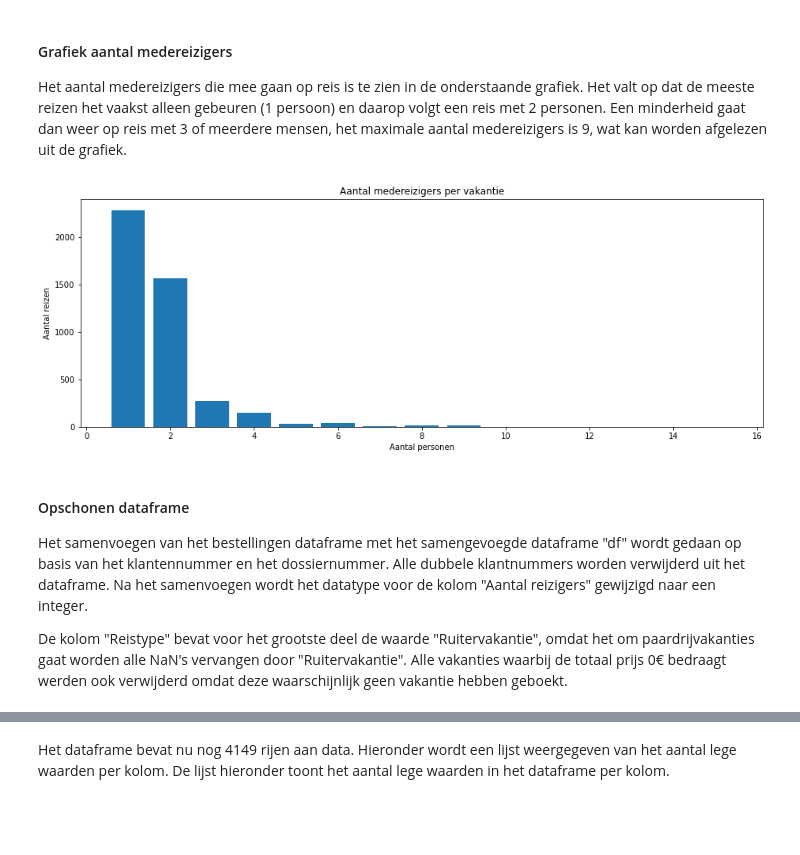
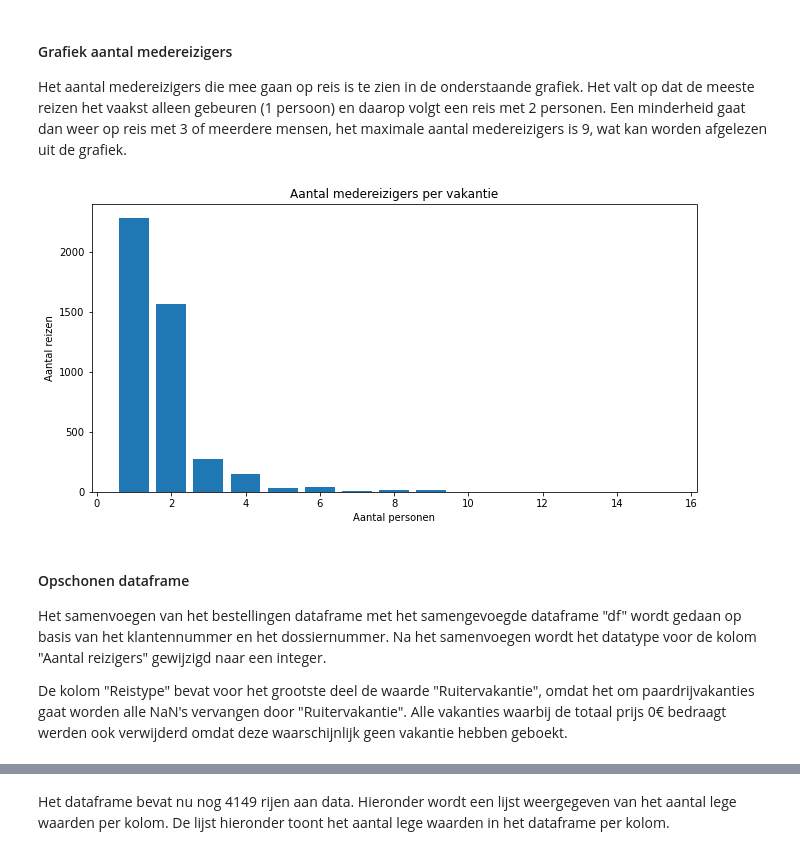
Before and after one commit to Xevro/data-science-in-python, a Jupyter notebook: Project Data Science/louis.dhont/project.ipynb, the cells around one changed output, grey strips where cells are left out. Cells and saved outputs as stored; diff of their text form; code cells hidden in the pictures; blank space fills up the shorter version.

```diff
--- a/Project Data Science/louis.dhont/project.ipynb
+++ b/Project Data Science/louis.dhont/project.ipynb
@@ -240,14 +273,12 @@ for index, row in df_bestellingen.iterrows():
 #df_bestellingen['Datum creatie'] = df_bestellingen['Datum creatie'].astype('datetime')
 #df_bestellingen['Datum vertrek'] = pd.to_datetime(df_bestellingen['Datum vertrek'], format='%d/%m/%y')
 
-# wijzigen van types:
-# - Datum creatie: datetime - dd-mm-YYYY
-# - Datum vertrek: datetime - dd-mm-YYYY
-# - Datum terug:   datetime - dd-mm-YYYY
-
 #df_bestellingen['Aantal reizigers'].fillna(1)
 #df_bestellingen['Aantal reizigers'] = df_bestellingen['Aantal reizigers'].astype(int)
 
+df_bestellingen['Datum creatie'] = pd.to_datetime(df_bestellingen['Datum creatie'], format='%Y.%m.%d', infer_datetime_format=True, errors='coerce')
+df_bestellingen['Datum vertrek'] = pd.to_datetime(df_bestellingen['Datum vertrek'], format='%Y.%m.%d', infer_datetime_format=True, errors='coerce')
+df_bestellingen['Datum terug'] = pd.to_datetime(df_bestellingen['Datum terug'], format='%Y.%m.%d', infer_datetime_format=True, errors='coerce')
 df_bestellingen
 # %% [output]
 |  | Status | Dossier jaar | Dossier nr. | Klantnummer | Datum creatie | Datum vertrek | Datum terug | ... |
@@ -302,23 +349,23 @@ Name: Dossier jaar, dtype: int64
 Het aantal medereizigers die mee gaan op reis is te zien in de onderstaande grafiek. Het valt op dat de meeste reizen het vaakst alleen gebeuren (1 persoon) en daarop volgt een reis met 2 personen. Een minderheid gaat dan weer op reis met 3 of meerdere mensen, het maximale aantal medereizigers is 9, wat kan worden afgelezen uit de grafiek.
 # %%
 fig = plt.figure()
-ax = fig.add_axes([0,0,2,1])
+ax = fig.add_axes([0,0,1.4,1])
 
 labels = df_bestellingen['Aantal reizigers'].unique()
 reizigers = df_bestellingen['Aantal reizigers'].value_counts()
 plt.bar(labels, reizigers)
 
 plt.title('Aantal medereizigers per vakantie')
 plt.xlabel("Aantal personen")
 plt.ylabel("Aantal reizen")
 
 plt.show();
 # %% [output]
-[figure, old version]
+[figure, new version]
 # %% [markdown]
 #### Opschonen dataframe
 
-Het samenvoegen van het bestellingen dataframe met het samengevoegde dataframe "df" wordt gedaan op basis van het klantennummer en het dossiernummer. Alle dubbele klantnummers worden verwijderd uit het dataframe.
+Het samenvoegen van het bestellingen dataframe met het samengevoegde dataframe "df" wordt gedaan op basis van het klantennummer en het dossiernummer.
 Na het samenvoegen wordt het datatype voor de kolom "Aantal reizigers" gewijzigd naar een integer.
 
 De kolom "Reistype" bevat voor het grootste deel de waarde "Ruitervakantie", omdat het om paardrijvakanties gaat worden alle NaN's vervangen door "Ruitervakantie". Alle vakanties waarbij de totaal prijs 0€ bedraagt werden ook verwijderd omdat deze waarschijnlijk geen vakantie hebben geboekt.
```
Also changed, not shown: parts of 19 cells of this notebook.
